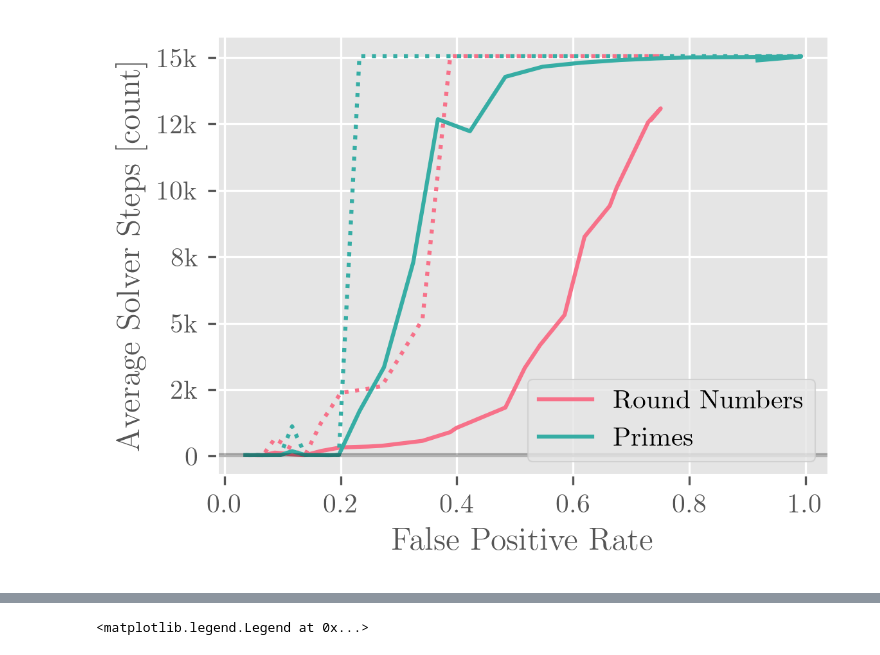
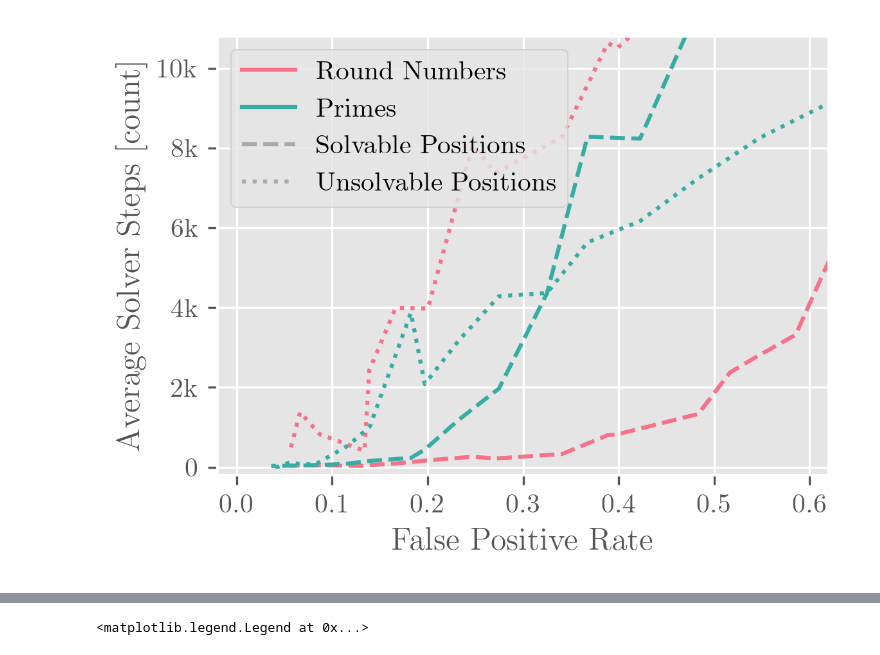
Before and after one commit to Pascal-So/peg-solitaire, a Jupyter notebook: evaluation/main.ipynb, the cells around one changed output, grey strips where cells are left out. Cells and saved outputs as stored; diff of their text form; code cells hidden in the pictures.

```diff
--- a/evaluation/main.ipynb
+++ b/evaluation/main.ipynb
@@ -112,31 +115,37 @@ df_joined = df.join(df_stats.set_index('size'), on="size", validate="one_to_one"
 # %%
 for category, category_name in [("round", "Round Numbers"), ("prime", "Primes")]:
     marker = plotting_common.category_markers[category]
     color = plotting_common.category_colors[category]
 
     data = df_joined[df_joined["size_category"] == category]
     data = data[data["size"] % 7 != 0]
 
-    plt.plot(data["rate_false_positives"], data["default_avg"], color=color, label=f"{category_name}")
-    plt.plot(data["rate_false_positives"], data["default_max"], color=color, linestyle=":")
+    plt.plot([], [], color=color, label=f"{category_name}")
+    plt.plot(data["rate_false_positives"], data["unsolvable_avg"], color=color, linestyle=":")
+    plt.plot(data["rate_false_positives"], data["solvable_avg"], color=color, linestyle="--")
+
+plt.plot([], [], linestyle="--", color="darkgray", label="Solvable Positions")
+plt.plot([], [], linestyle=":", color="darkgray", label="Unsolvable Positions")
 
 x = np.sort(df_joined["size"])
-plt.axhline(31, color="black", alpha=0.3)
+# plt.axhline(31, color="black", alpha=0.3)
 
 def k_formatter(val, pos):
-    if val > 1000:
+    if val >= 1000:
         return f"{val / 1000:.0f}k"
     else:
         return f"{val:.0f}"
 plt.gca().yaxis.set_major_formatter(plt.FuncFormatter(k_formatter))
 
 plt.xlabel("False Positive Rate")
 plt.ylabel("Average Solver Steps [count]")
+plt.ylim(-200, 10800)
+plt.xlim(-0.02, 0.62)
 
 plt.gcf().set_size_inches(4, 3)
 
 plt.legend()
 plt.tight_layout()
 plt.savefig('../report/img/avg-steps-vs-rate.pdf')
 # %% [output]
-[figure, old version]
+[figure, new version]
```
Also changed, not shown: parts of 7 cells of this notebook, 9 other files.
